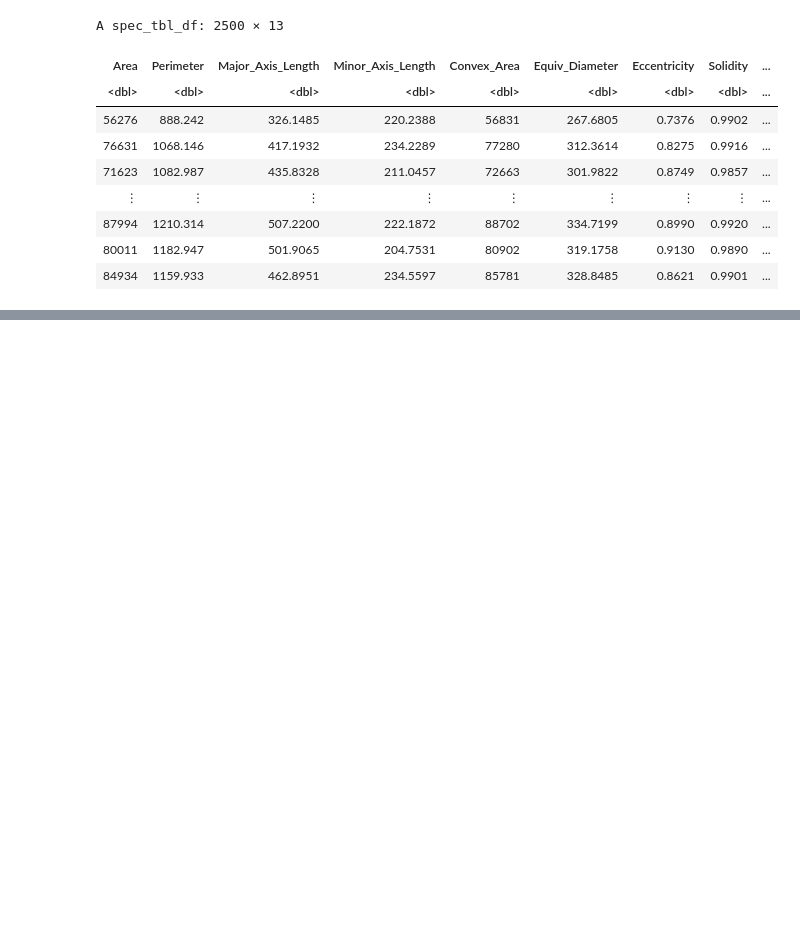
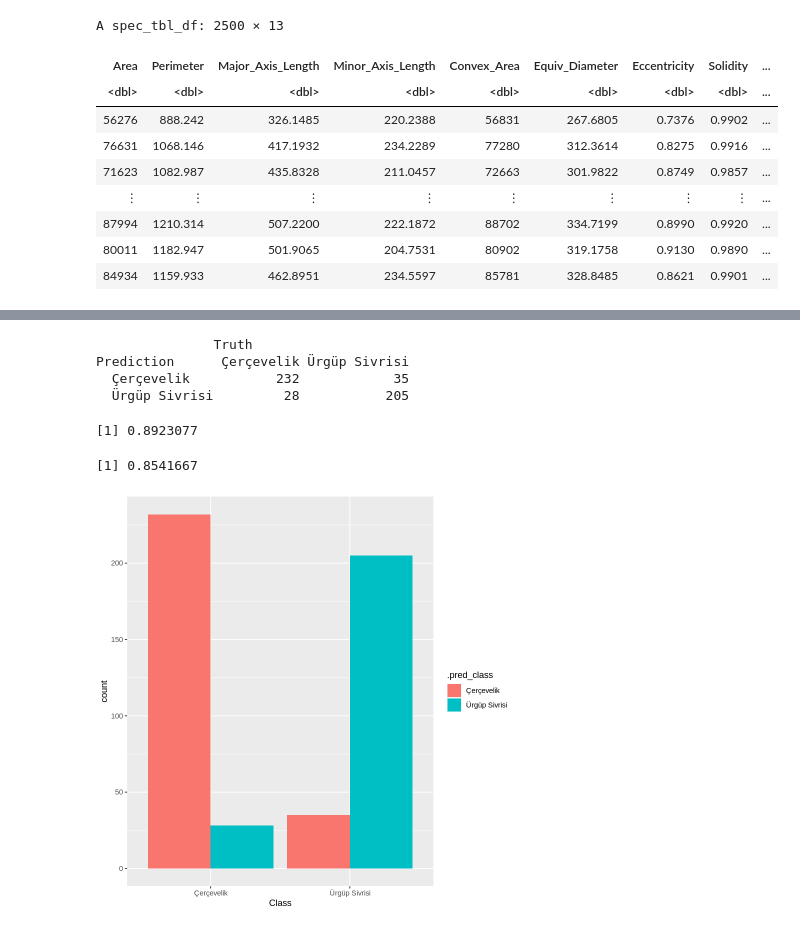
Before and after one commit to FarrelRamdhani/DSCI-100-Team-Project, a Jupyter notebook: Pumpkin.ipynb, the cells around one changed output, grey strips where cells are left out. Saved outputs shown, nothing was run; the diff lists cells and outputs as text; code cells hidden in the pictures; blank space fills up the shorter version.

```diff
--- a/Pumpkin.ipynb
+++ b/Pumpkin.ipynb
@@ -194,0 +290,5 @@ A tibble: 2 × 13
+# %%
+#pull the value of k
+best_k <- best_k_row |>
+    pull(neighbors)
+best_k
@@ -194,0 +297,12 @@ A tibble: 2 × 13
+# %%
+#create new spec with the best k
+knn_best_spec <- nearest_neighbor(weight_func = "rectangular", neighbors = best_k) |>
+      set_engine("kknn") |>
+      set_mode("classification")
+# %%
+#combine together the recipe and new spec
+pumpkin_best_fit <- workflow() |>
+      add_recipe(pumpkin_recipe) |>
+      add_model(knn_best_spec) |>
+      fit(data = train_pumpkin)
+pumpkin_best_fit
@@ -194,0 +329,5 @@ A tibble: 2 × 13
+# %%
+#use the model to predict the test data, and bind the prediction column to the test data
+pumpkin_test_predictions <- predict(pumpkin_best_fit , test_pumpkin) |>
+      bind_cols(test_pumpkin)
+pumpkin_test_predictions
@@ -194,0 +356,19 @@ A tibble: 2 × 13
+# %%
+#Now we use the confusion matrix, This will show us the table of predicted labels and correct labels.
+pumpkin_mat <- pumpkin_test_predictions |>
+      conf_mat(truth = Class, estimate = .pred_class)
+pumpkin_mat
+# %% [output]
+               Truth
+Prediction      Çerçevelik Ürgüp Sivrisi
+  Çerçevelik           232            35
+  Ürgüp Sivrisi         28           205
+# %%
+#Count the percentage of accuracy for each class
+Percentage_Çerçevelik <- 232/(232 + 28)
+Percentage_Çerçevelik
+Percentage_Ürgüp_Sivrisi <- 205 /(205+35)
+Percentage_Ürgüp_Sivrisi
+# %% [output]
+[1] 0.8923077
+[1] 0.8541667
@@ -194,0 +377,9 @@ A tibble: 2 × 13
+# %%
+#Let's Create Bar graph to visualize the accuracy of model for each class
+pumpkin_bar <- ggplot(pumpkin_test_predictions, aes(x = Class, fill = .pred_class)) +
+                    geom_bar(position = "dodge") +
+                    labs(x = "Class", color = "Prediction From Model")
+
+pumpkin_bar
+# %% [output]
+[figure, added]
```
Also changed, not shown: parts of 20 cells of this notebook.
